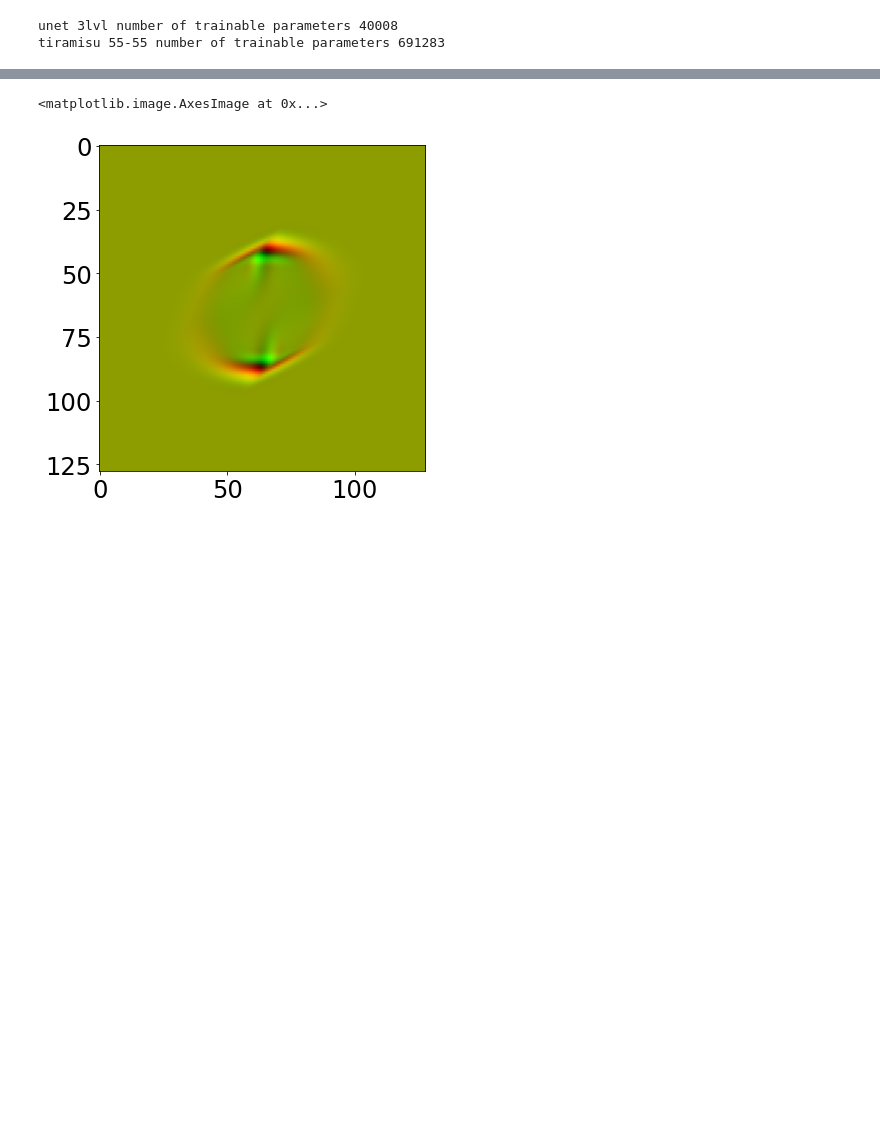
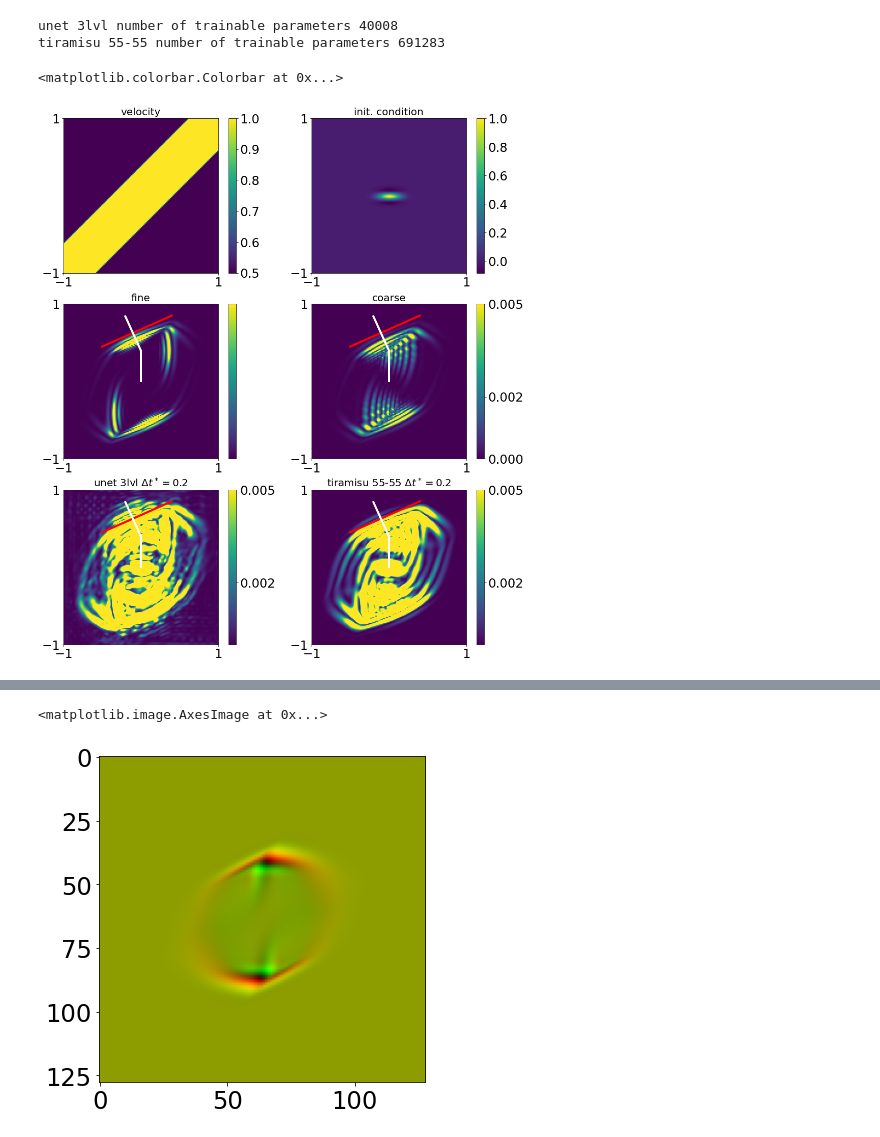
Before and after one commit to utkaiser/masterthesis_code, a Jupyter notebook: analysis/hieu_serial_timing.ipynb, the cells around one changed output, grey strips where cells are left out. Cells and saved outputs as stored; diff of their text form; code cells hidden in the pictures; blank space fills up the shorter version.

```diff
--- a/analysis/hieu_serial_timing.ipynb
+++ b/analysis/hieu_serial_timing.ipynb
@@ -27,7 +34,7 @@ unet_model = unet_model.double()
 #tiramisu model setup
 tir_model = tiramisu.FCDenseNet()
 tir_model = torch.nn.DataParallel(tir_model)
-tir_model.load_state_dict(torch.load('../results/run_1/saved_model_tiramisu11.pt'))
+tir_model.load_state_dict(torch.load('../results/run_1/saved_model_tiramisu13.pt'))
 tir_model.eval()
 tir_model = tir_model.double()
 
@@ -132,8 +144,8 @@ for velname, vel in veltest:
     unn1[:,:,0] = u0
     utnn1[:,:,0] = ut0
     for j in range(1,mt):
-        uc,utc = wave2.velocity_verlet_time_integrator(resize(uf[:,:,j-1],[ny,nx],order=4),
-                             resize(utf[:,:,j-1],[ny,nx],order=4),
+        uc,utc = wave2.velocity_verlet_time_integrator(resize(unn1[:,:,j-1],[ny,nx],order=4),
+                             resize(utnn1[:,:,j-1],[ny,nx],order=4),
                              resize(vel,[ny,nx],order=4),dx*m,dt*rt,cT)
         unn1[:,:,j],utnn1[:,:,j] = wp.ApplyNet2WaveSol(u0,ut0,uc,utc,vel,dx,unet_model)
 
@@ -143,10 +155,71 @@ for velname, vel in veltest:
     unn2[:,:,0] = u0
     utnn2[:,:,0] = ut0
     for j in range(1,mt):
-        uc,utc = wave2.velocity_verlet_time_integrator(resize(uf[:,:,j-1],[ny,nx],order=4),
-                             resize(utf[:,:,j-1],[ny,nx],order=4),
+        uc,utc = wave2.velocity_verlet_time_integrator(resize(unn2[:,:,j-1],[ny,nx],order=4),
+                             resize(utnn2[:,:,j-1],[ny,nx],order=4),
                              resize(vel,[ny,nx],order=4),dx*m,dt*rt,cT)
+
         unn2[:,:,j],utnn2[:,:,j] = wp.ApplyNet2WaveSol(u0,ut0,uc,utc,vel,dx,tir_model)
+# %%
+tj = 4
+fig1 = plt.figure(figsize=(16,19))
+
+ax1 = fig1.add_subplot(3,2,1)
+pos1 = ax1.imshow(vel,extent=(-1,1,-1,1))
+ax1.set_title('velocity', fontsize=20)
+plt.xticks([-1,1])
+plt.yticks([-1,1])
+plt.colorbar(pos1)
+
+ax2 = fig1.add_subplot(3,2,2)
+pos2 = ax2.imshow(u0,extent=(-1,1,-1,1))
+ax2.set_title('init. condition', fontsize=20)
+plt.xticks([-1,1])
+plt.yticks([-1,1])
+plt.colorbar(pos2)
+
+ax3 = fig1.add_subplot(3,2,3)
+pos3 = ax3.imshow(WaveUtil.WaveEnergyField(uf[:,:,tj],utf[:,:,tj],vel,dx)*dx*dx,vmax=0.005,extent=(-1,1,-1,1))
+ax3.set_title('fine', fontsize=20)
+plt.xticks([-1,1])
+plt.yticks([-1,1])
+plt.plot([-0.5,0.4],[0.45,0.85],'r',linewidth=4)
+plt.plot([0.,0.],[0.,0.4],'w',linewidth=4)
+plt.plot([0.,-0.2],[0.4,0.84],'w',linewidth=4)
+plt.colorbar(pos1,ticks = [0,0.002,0.005])
+
+ax4 = fig1.add_subplot(3,2,4)
+pos4 = ax4.imshow(WaveUtil.WaveEnergyField(ucc[:,:,tj],utcc[:,:,tj],vel,dx)*dx*dx,vmax=.005,extent=(-1,1,-1,1))
+ax4.set_title('coarse', fontsize=20)
+plt.xticks([-1,1])
+plt.yticks([-1,1])
+plt.plot([-0.5,0.4],[0.45,0.85],'r',linewidth=4)
+plt.plot([0.,0.],[0.,0.4],'w',linewidth=4)
+plt.plot([0.,-0.2],[0.4,0.84],'w',linewidth=4)
+plt.colorbar(pos4,ticks = [0,0.002,0.005])
+
+ax5 = fig1.add_subplot(3,2,5)
+pos5 = ax5.imshow(WaveUtil.WaveEnergyField(unn1[:,:,tj],utnn1[:,:,tj],vel,dx)*dx*dx,vmax=.005,extent=(-1,1,-1,1))
+ax5.set_title(r'unet 3lvl $\Delta t^*=0.2$', fontsize=20)
+plt.xticks([-1,1])
+plt.yticks([-1,1])
+plt.plot([-0.5,0.4],[0.45,0.85],'r',linewidth=4)
+plt.plot([0.,0.],[0.,0.4],'w',linewidth=4)
+plt.plot([0.,-0.2],[0.4,0.84],'w',linewidth=4)
+plt.colorbar(pos5,ticks = [0,0.002,0.005])
+
+ax6 = fig1.add_subplot(3,2,6)
+pos6 = ax6.imshow(WaveUtil.WaveEnergyField(unn2[:,:,tj],utnn2[:,:,tj],vel,dx)*dx*dx,vmax=0.005,extent=(-1,1,-1,1))
+ax6.set_title(r'tiramisu 55-55 $\Delta t^*=0.2$', fontsize=20)
+plt.xticks([-1,1])
+plt.yticks([-1,1])
+plt.plot([-0.5,0.4],[0.45,0.85],'r',linewidth=4)
+plt.plot([0.,0.],[0.,0.4],'w',linewidth=4)
+plt.plot([0.,-0.2],[0.4,0.84],'w',linewidth=4)
+plt.colorbar(pos6, ticks = [0,0.002,0.005])
+# %% [output]
+<matplotlib.colorbar.Colorbar at 0x...>
+[figure, added]
 # %%
 # compare wave energy norm errors:
 
```
Also changed, not shown: parts of 4 cells of this notebook, 10 other files.
